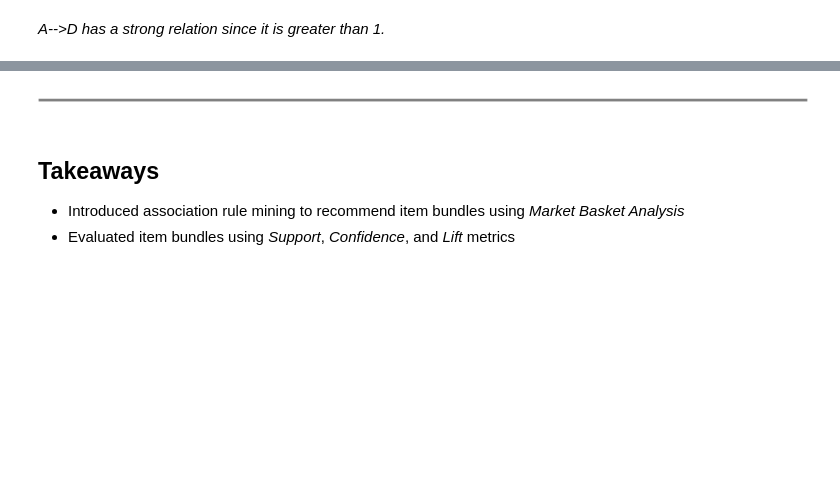
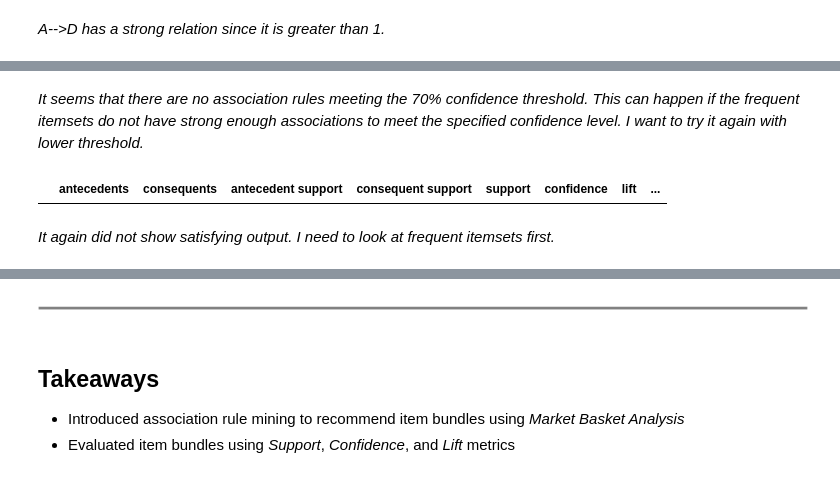
Before and after one commit to gulce0/IE-423, a Jupyter notebook: Task7_Gulce.ipynb, the cells around one changed output, grey strips where cells are left out. Cells and saved outputs as stored; diff of their text form; code cells hidden in the pictures; blank space fills up the shorter version.

```diff
--- a/Task7_Gulce.ipynb
+++ b/Task7_Gulce.ipynb
@@ -209,0 +227,11 @@ So, from the first row we see that if someone purchases PINK_REGENCY_TEACUP_AND_
+# %% [markdown]
+*It seems that there are no association rules meeting the 70% confidence threshold. This can happen if the frequent itemsets do not have strong enough associations to meet the specified confidence level. I want to try it again with lower threshold.*
+# %%
+# Evaluate the metrics, and filter the items and itemsets that have at least 50% confidence
+a_rules = association_rules(frequent_itemsets, metric="confidence", min_threshold=0.5)
+a_rules = a_rules.sort_values(by=['confidence'], ascending=False)
+a_rules.head()
+# %% [output]
+|  | antecedents | consequents | antecedent support | consequent support | support | confidence | lift | ... |
+# %% [markdown]
+*It again did not show satisfying output. I need to look at frequent itemsets first.*
```
Also changed, not shown: parts of 24 cells of this notebook.
